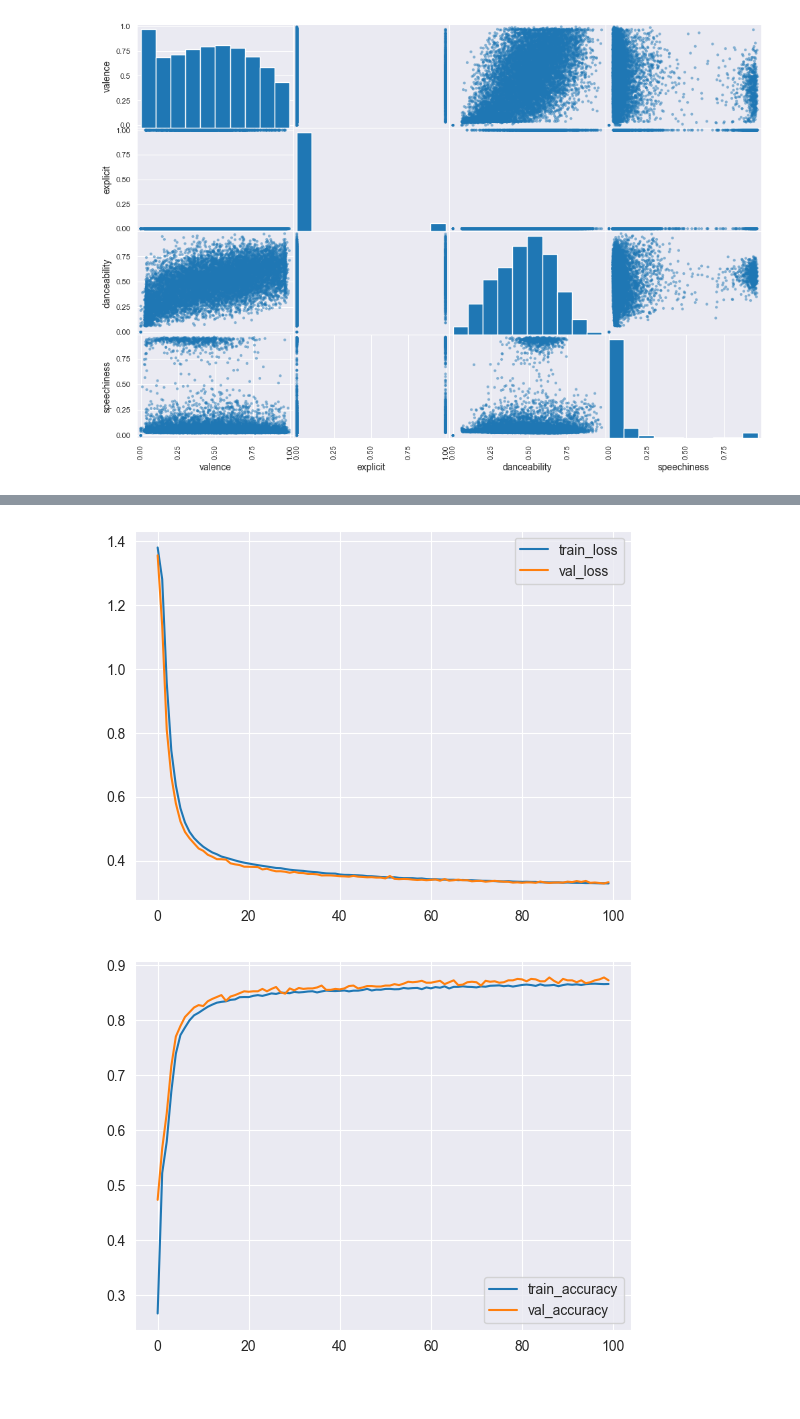
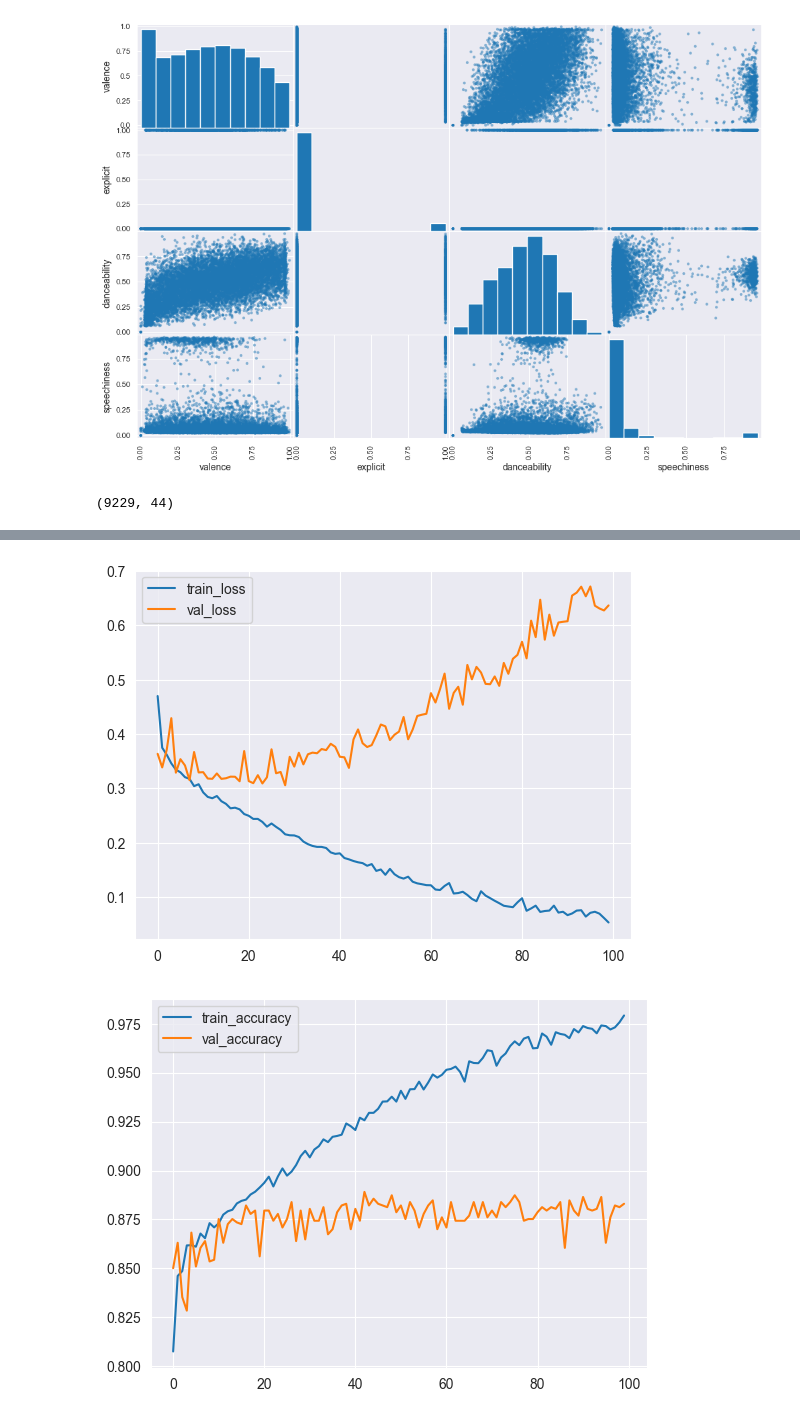
Before and after one commit to LiquiNaut/SUNS-zadanie-1, a Jupyter notebook: main.ipynb, the cells around one changed output, grey strips where cells are left out. Drawn from its saved outputs; the diff is of its cells as text; code cells hidden in the pictures; blank space fills up the shorter version.

```diff
--- a/main.ipynb
+++ b/main.ipynb
@@ -427,42 +462,44 @@ scaler = MinMaxScaler()
 X_train = scaler.fit_transform(X_train)
 X_valid = scaler.transform(X_valid)
 X_test = scaler.transform(X_test)
+
+X_train.shape
+# %% [output]
+(9229, 44)
 # %%
 import numpy as np
-from keras.src.layers import Dense
+from keras.src.layers import Dense, Flatten
 from keras import Sequential
+from keras.layers import Dropout
+from keras.optimizers import SGD
+from keras.regularizers import l2
 
 # Krok 6-7: Vytvorenie a kompilácia modelu
 model = Sequential()
-model.add(Dense(5, input_dim=X_train.shape[1], activation='relu'))
-model.add(Dense(10, activation='relu'))
-model.add(Dense(20, activation='relu'))
-model.add(Dense(15, activation='relu'))
+model.add(Dense(128, input_dim=X_train.shape[1], activation='relu'))
+model.add(Dense(512, activation='relu'))
 model.add(Dense(4, activation='softmax'))  # lebo 4 kategorie emotions
 
-# pretrenovanie
-# model.add(Dense(5, input_dim=X_train.shape[1], activation='relu'))
-# model.add(Dense(20, activation='relu'))
-# model.add(Dense(30, activation='relu'))
-# model.add(Dense(20, activation='relu'))
-# model.add(Dense(4, activation='softmax'))
-
-model.compile(loss='categorical_crossentropy', optimizer=Adam(learning_rate=0.0002), metrics=['accuracy'])
+model.compile(loss='categorical_crossentropy', optimizer=Adam(learning_rate=0.002), metrics=['accuracy'])
 
 
 # Krok 8: Trénovanie modelu
 history = model.fit(x=X_train, y=y_train, validation_data=(X_valid, y_valid), epochs=100, batch_size=32)
 
 # Krok 9: Evaluácia modelu
-test_scores = model.evaluate(X_test, y_test, verbose=0)
+# test_scores = model.evaluate(X_test, y_test, verbose=0)
+test_loss, test_score = model.evaluate(X_test, y_test)
 print("*"*100, "Test accuracy", "*"*100)
-print(f"Test accuracy: {test_scores[1]:.4f}")
+# print(f"Test accuracy: {test_scores[1]:.4f}")
+print(f"test accuracy: {test_score}")
 
 # Krok 10: Vytvorenie a zobrazenie matice zámiešania
 #https://saturncloud.io/blog/generating-a-confusion-matrix-in-keras-for-multiclass-classification/
 y_pred = model.predict(X_test)
 y_pred = np.argmax(y_pred, axis=1)
 y_test = np.argmax(y_test, axis=1)
+
+
 
 class_names = emotions
 cm = confusion_matrix(y_test, y_pred)
@@ -505,2 +542,2 @@ Test accuracy: 0.8692
-[figure, old version]
+[figure, new version]
-[figure, old version]
+[figure, new version]
```
Also changed, not shown: parts of 9 cells of this notebook.
